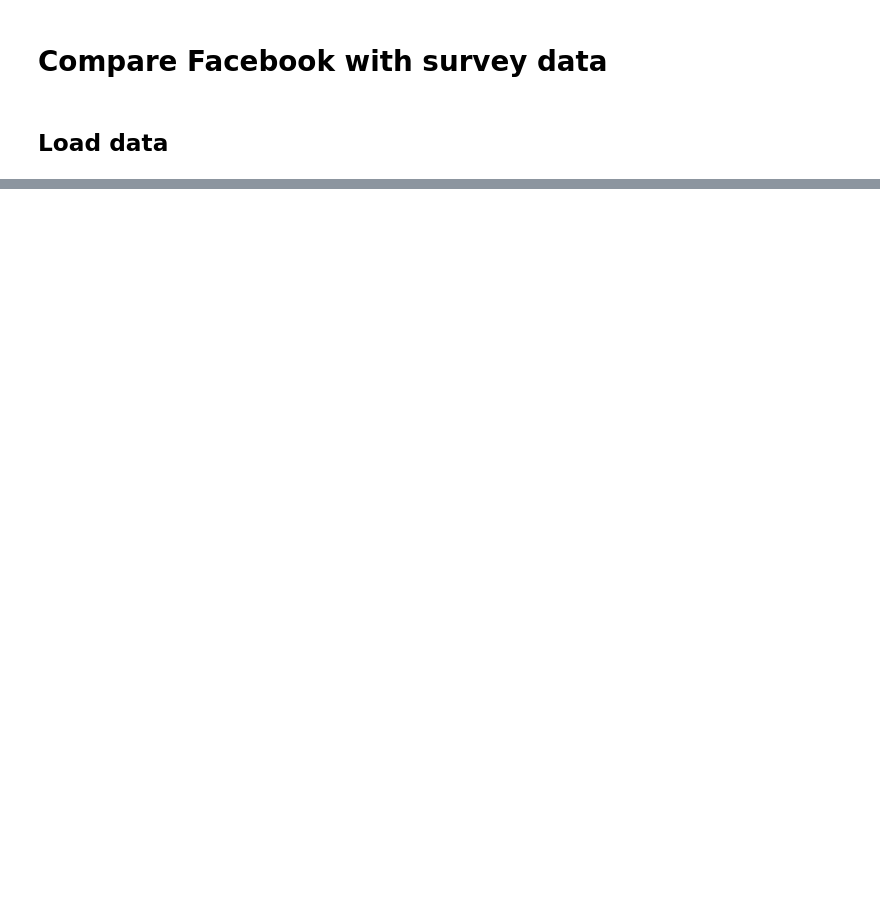
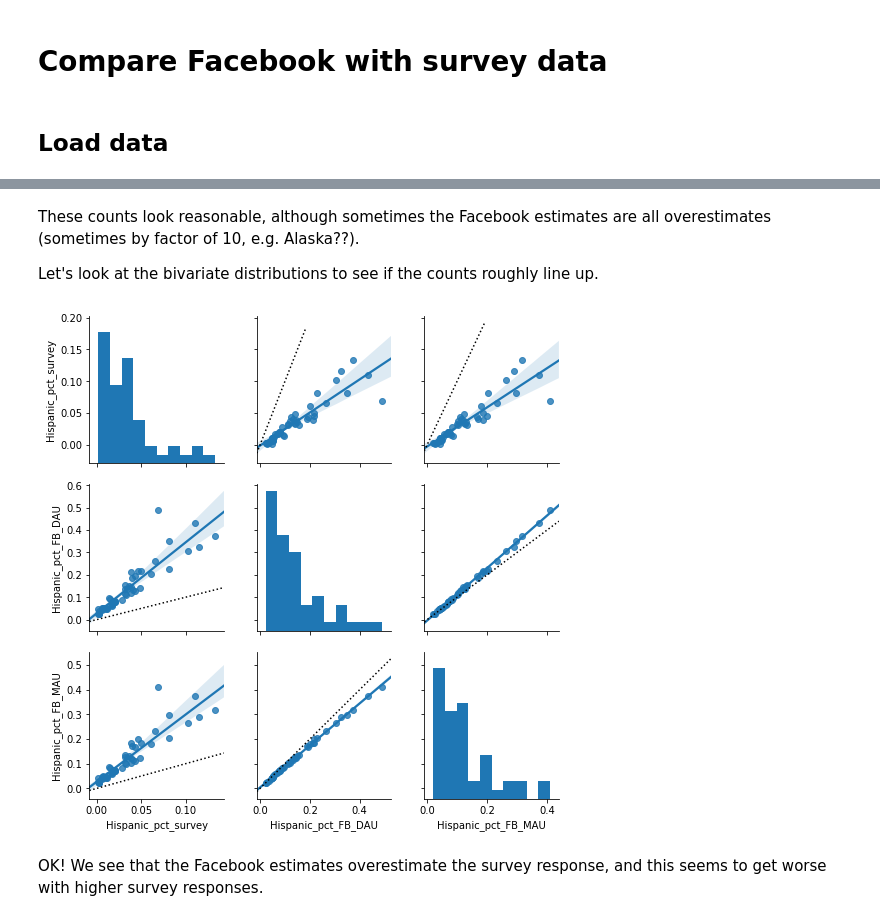
Before and after one commit to ianbstewart/immigrant_assimilation, a Jupyter notebook: src/data_processing/compare_facebook_survey_estimates.ipynb, the cells around one changed output, grey strips where cells are left out. Cells and saved outputs as stored; diff of their text form; code cells hidden in the pictures; blank space fills up the shorter version.

```diff
--- a/src/data_processing/compare_facebook_survey_estimates.ipynb
+++ b/src/data_processing/compare_facebook_survey_estimates.ipynb
@@ -24,0 +59,4 @@ survey_data.head(2)
+# %%
+id_state_data = pd.read_csv('../../data/query_results/state_locs.tsv', sep='\t', index_col=False)
+id_state_lookup = dict(zip(id_state_data.loc[:, 'key'].values, id_state_data.loc[:, 'name'].values))
+ad_estimates.loc[:, 'state'] = ad_estimates.loc[:, 'geo_locations'].apply(lambda x: id_state_lookup.get(int(x['values'][0]['key'])))
@@ -24,0 +65,10 @@ survey_data.head(2)
+# %%
+ad_estimates.loc[:, 'demo_group'] = ad_estimates.loc[:, 'behavior'].apply(lambda x: x['name'])
+# %%
+# compute Hispanic percent for MAU and DAU
+hisp_name = 'Hispanic (US - All)'
+non_hisp_name = 'Non-Hispanic'
+dau_hispanic_pct = ad_estimates.groupby('state').apply(lambda x: (x[x.loc[:, 'demo_group'] == hisp_name].loc[:, 'dau_audience'].iloc[0].astype(float) /
+                                                                  x.loc[:, 'dau_audience'].sum()))
+mau_hispanic_pct = ad_estimates.groupby('state').apply(lambda x: (x[x.loc[:, 'demo_group'] == hisp_name].loc[:, 'mau_audience'].iloc[0].astype(float) /
+                                                                  x.loc[:, 'mau_audience'].sum()))
@@ -24,0 +77,8 @@ survey_data.head(2)
+# %%
+hispanic_data = pd.concat([survey_data.loc[:, 'hispanic_pct'],
+                           dau_hispanic_pct,
+                           mau_hispanic_pct], axis=1)
+hispanic_data.columns = ['Hispanic_pct_survey', 'Hispanic_pct_FB_DAU', 'Hispanic_pct_FB_MAU']
+# remove nan rows
+hispanic_data = hispanic_data[~ hispanic_data.apply(lambda x: pd.np.any(pd.np.isnan(x)), axis=1)]
+hispanic_data.head()
@@ -24,0 +92,21 @@ survey_data.head(2)
+# %% [markdown]
+These counts look reasonable, although sometimes the Facebook estimates are all overestimates (sometimes by factor of 10, e.g. Alaska??).
+
+Let's look at the bivariate distributions to see if the counts roughly line up.
+# %%
+import seaborn as sns
+pair_grid = sns.pairplot(hispanic_data, kind='reg')
+M = hispanic_data.shape[1]
+for i in range(M):
+    for j in range(M):
+        if(i != j):
+            ax = pair_grid.axes[i][j]
+            x0, x1 = ax.get_xlim()
+            y0, y1 = ax.get_ylim()
+            lims = [max(x0, y0), min(x1, y1)]
+            ax.plot(lims, lims, ':k')
+plt.show()
+# %% [output]
+[figure, added]
+# %% [markdown]
+OK! We see that the Facebook estimates overestimate the survey response, and this seems to get worse with higher survey responses.
```
Also changed, not shown: parts of 11 cells of this notebook.
